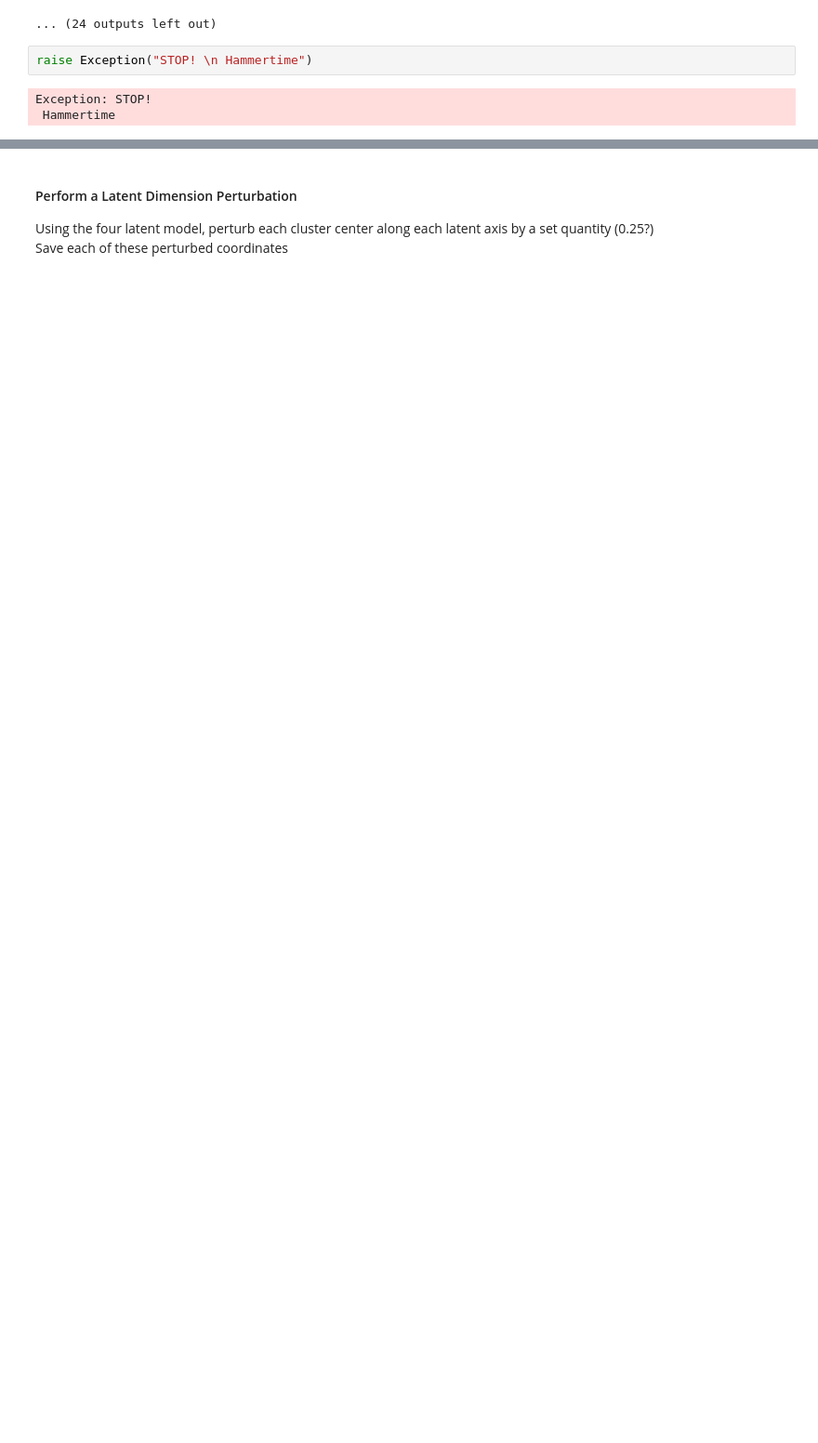
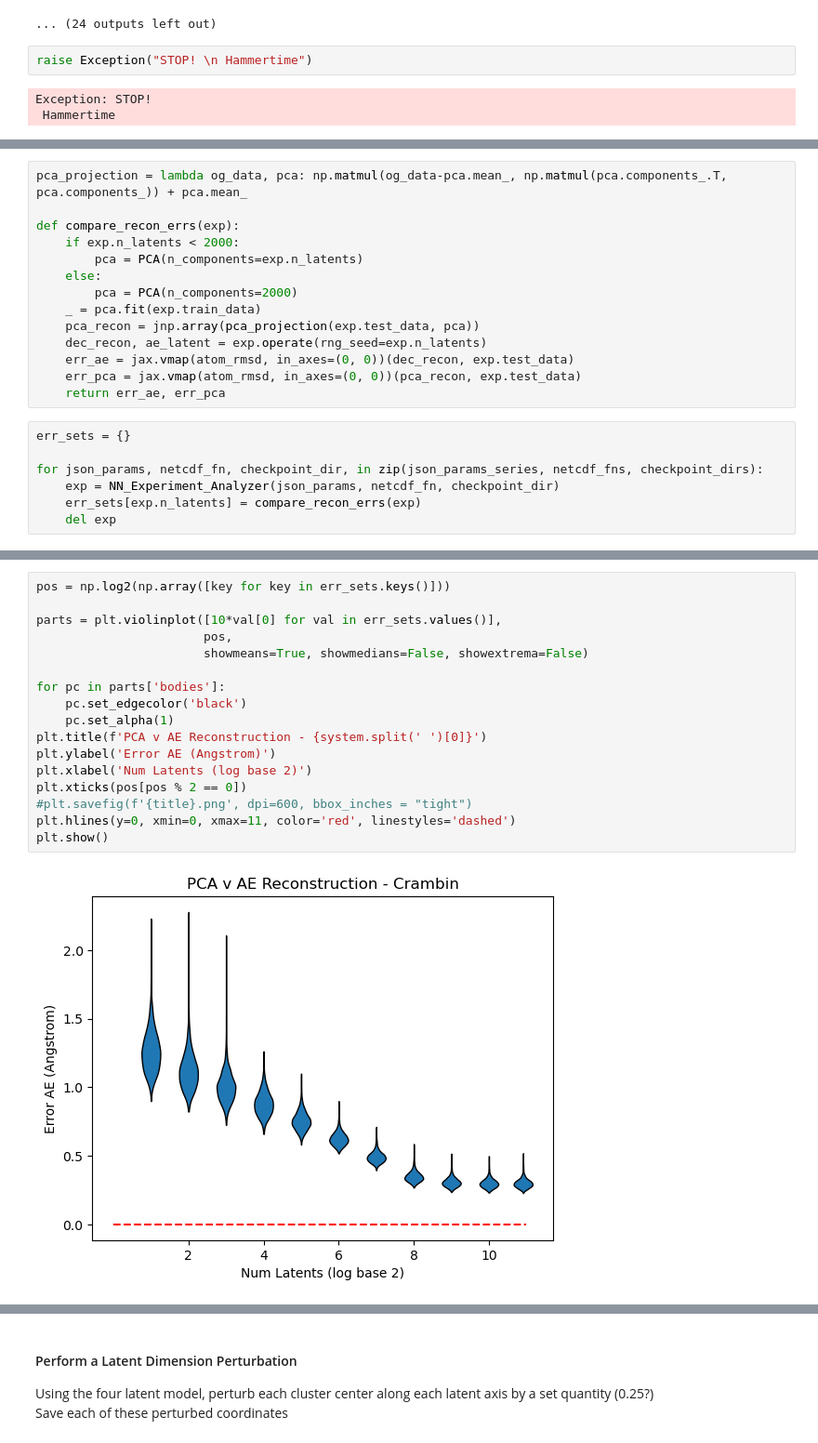
Before and after one commit to CCBatIIT/Deep-MMS, a Jupyter notebook: Multi-Analysis.ipynb, the cells around one changed output, grey strips where cells are left out. Shown at 93% size. Saved outputs shown, nothing was run; the diff lists cells and outputs as text; blank space fills up the shorter version.

```diff
--- a/Multi-Analysis.ipynb
+++ b/Multi-Analysis.ipynb
@@ -672,0 +701,21 @@ plt.show()
+# %%
+pca_projection = lambda og_data, pca: np.matmul(og_data-pca.mean_, np.matmul(pca.components_.T, pca.components_)) + pca.mean_
+
+def compare_recon_errs(exp):
+    if exp.n_latents < 2000:
+        pca = PCA(n_components=exp.n_latents)
+    else:
+        pca = PCA(n_components=2000)
+    _ = pca.fit(exp.train_data)
+    pca_recon = jnp.array(pca_projection(exp.test_data, pca))
+    dec_recon, ae_latent = exp.operate(rng_seed=exp.n_latents)
+    err_ae = jax.vmap(atom_rmsd, in_axes=(0, 0))(dec_recon, exp.test_data)
+    err_pca = jax.vmap(atom_rmsd, in_axes=(0, 0))(pca_recon, exp.test_data)
+    return err_ae, err_pca
+# %%
+err_sets = {}
+
+for json_params, netcdf_fn, checkpoint_dir, in zip(json_params_series, netcdf_fns, checkpoint_dirs):
+    exp = NN_Experiment_Analyzer(json_params, netcdf_fn, checkpoint_dir)
+    err_sets[exp.n_latents] = compare_recon_errs(exp)
+    del exp
@@ -672,0 +740,19 @@ plt.show()
+# %%
+pos = np.log2(np.array([key for key in err_sets.keys()]))
+
+parts = plt.violinplot([10*val[0] for val in err_sets.values()],
+                       pos,
+                       showmeans=True, showmedians=False, showextrema=False)
+
+for pc in parts['bodies']:
+    pc.set_edgecolor('black')
+    pc.set_alpha(1)
+plt.title(f'PCA v AE Reconstruction - {system.split(' ')[0]}')
+plt.ylabel('Error AE (Angstrom)')
+plt.xlabel('Num Latents (log base 2)')
+plt.xticks(pos[pos % 2 == 0])
+#plt.savefig(f'{title}.png', dpi=600, bbox_inches = "tight")
+plt.hlines(y=0, xmin=0, xmax=11, color='red', linestyles='dashed')
+plt.show()
+# %% [output]
+[figure, added]
```
Also changed, not shown: parts of 34 cells of this notebook.
